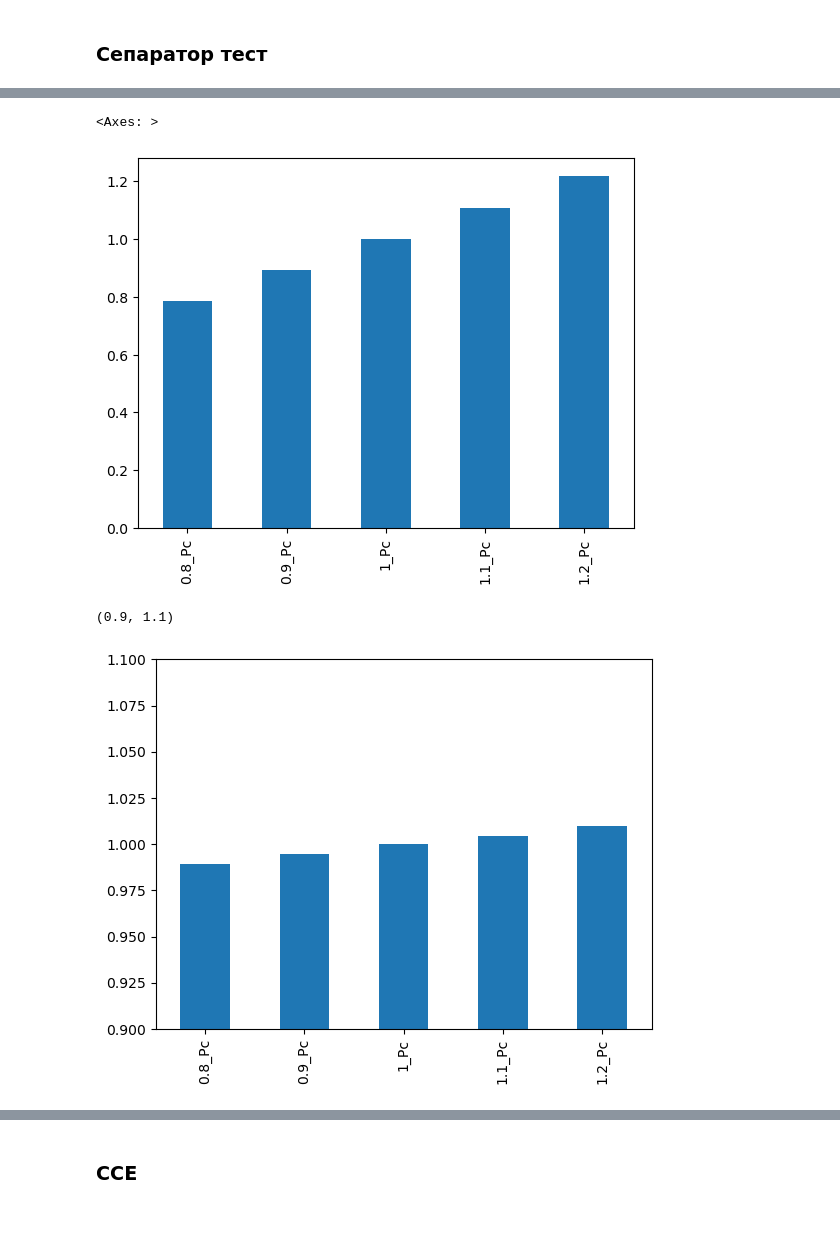
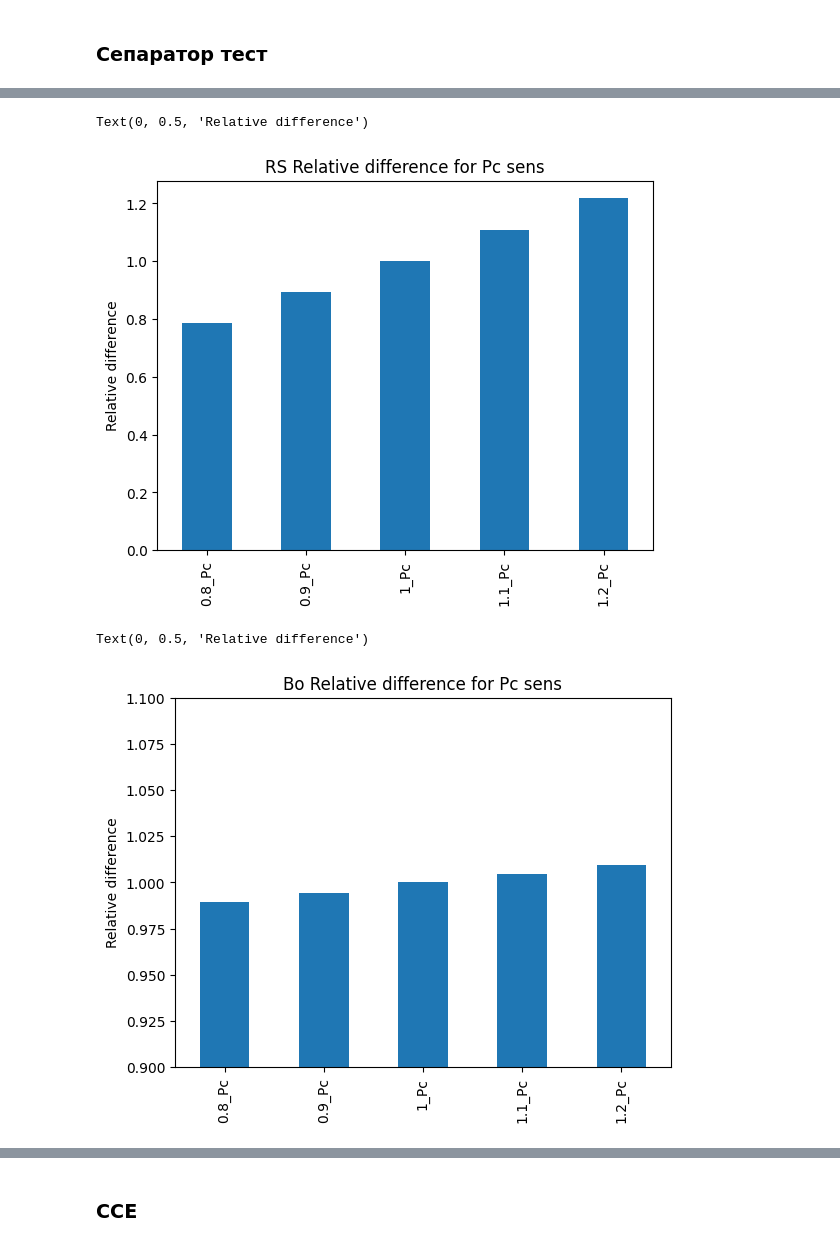
Before and after one commit to SidorenkoDD/BlackBoxFluid, a Jupyter notebook: code/notebook diss.ipynb, the cells around one changed output, grey strips where cells are left out. Cells and saved outputs as stored; diff of their text form; code cells hidden in the pictures; blank space fills up the shorter version.

```diff
--- a/code/notebook diss.ipynb
+++ b/code/notebook diss.ipynb
@@ -1759,7 +1759,7 @@ conds = Conditions(5,65.6)
 # excel_path_str = f'{str(excel_path)}'
 # print(excel_path_str)
 
-excel_loader = CompositionExcelLoader(r'C:\Users\user\Desktop\PVT_TSU\diss\prrzlm_mdt.xlsx')
+excel_loader = CompositionExcelLoader(r'/Users/daniilsidorenko/Desktop/PVT_TSU/diss/prrzlm_mdt.xlsx')
 przlm_dict = excel_loader.load(header=True, sheet='to_model')
 # %%
 base_composition = Composition(przlm_dict)
@@ -2446,11 +2442,13 @@ plt.ylabel('RS, sm3/sm3')
 # %%
 rel = pd.DataFrame(pc_rs_df.loc[1][1:]).transpose()
 rel_pc_df = add_relative_row(rel,'1_Pc')
 
 rel_pc_df.loc['diff'].plot.bar()
+plt.title('RS Relative difference for Pc sens')
+plt.ylabel('Relative difference')
 # %% [output]
-<Axes: >
+Text(0, 0.5, 'Relative difference')
-[figure, old version]
+[figure, new version]
 # %%
 pc_bo_df = pd.DataFrame({'Pressure' : model_pc90.experiments.SEPARATORTEST_MOD.result.pressure_arr,
               '0.8_Pc':model_pc80.experiments.SEPARATORTEST_MOD.result.bo,
@@ -2463,9 +2461,11 @@ rel_bo_df = add_relative_row(rel,'1_Pc')
 
 rel_bo_df.loc['diff'].plot.bar()
 plt.ylim((0.9, 1.1))
+plt.title('Bo Relative difference for Pc sens')
+plt.ylabel('Relative difference')
 # %% [output]
-(0.9, 1.1)
+Text(0, 0.5, 'Relative difference')
-[figure, old version]
+[figure, new version]
 # %%
 pc_lden_df = pd.DataFrame({'Pressure' : model_pc90.experiments.SEPARATORTEST_MOD.result.pressure_arr,
               '0.8_Pc':model_pc80.experiments.SEPARATORTEST_MOD.result.liquid_density_arr,
```
Also changed, not shown: parts of 88 cells of this notebook.
